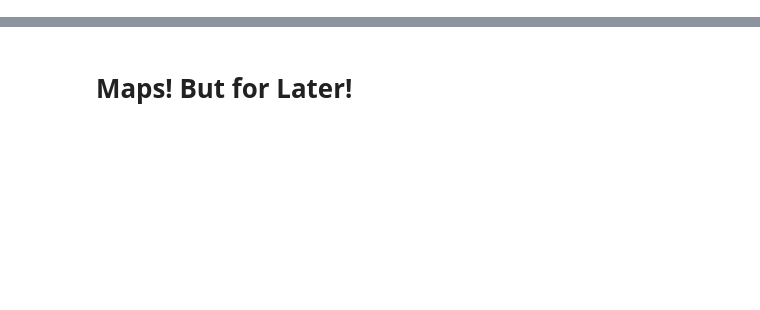
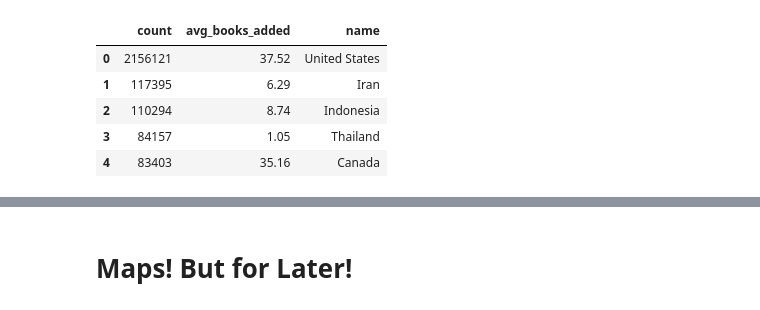
Before and after one commit to ryoiwata/capstone_1, a Jupyter notebook: book_eda/Good Reads EDA.ipynb, the cells around one changed output, grey strips where cells are left out. Saved outputs shown, nothing was run; the diff lists cells and outputs as text; code cells hidden in the pictures; blank space fills up the shorter version.

```diff
--- a/book_eda/Good Reads EDA.ipynb
+++ b/book_eda/Good Reads EDA.ipynb
@@ -70,0 +64,9 @@ pd.read_csv("../goodreads_demographics.csv", delimiter = ";")
+# %%
+demographics.head()
+# %% [output]
+|  | count | avg_books_added | name |
+| 0 | 2156121 | 37.52 | United States |
+| 1 | 117395 | 6.29 | Iran |
+| 2 | 110294 | 8.74 | Indonesia |
+| 3 | 84157 | 1.05 | Thailand |
+| 4 | 83403 | 35.16 | Canada |
```
Also changed, not shown: parts of 7 cells of this notebook, 5 other files.
